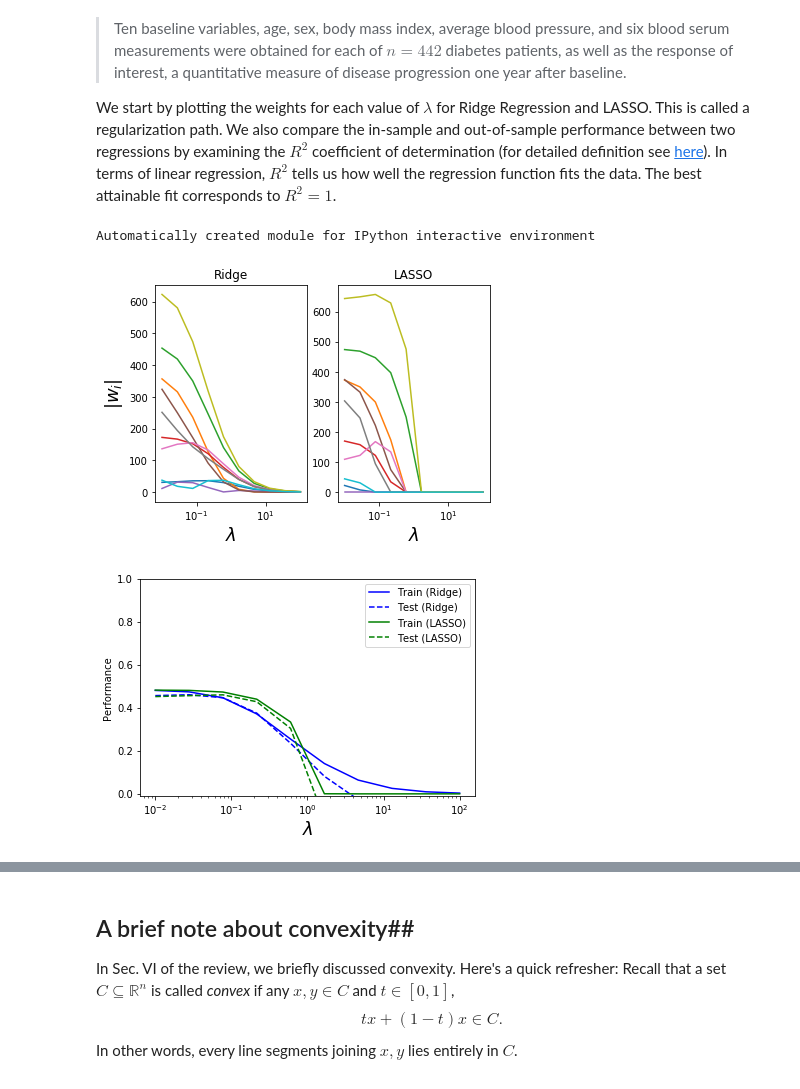
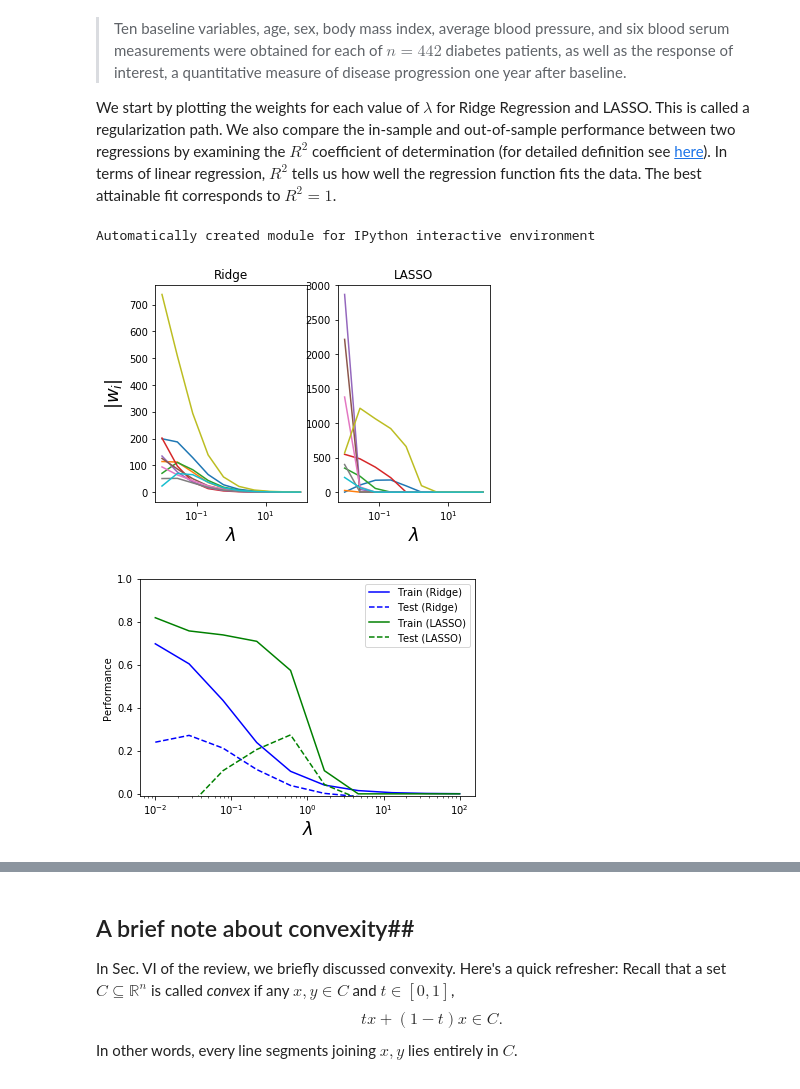
Before and after one commit to b-dawes/PY895_MachineLearning, a Jupyter notebook: NB03_CVI-linreg_diabetes/NB3_CVI-linreg_diabetes.ipynb, the cells around one changed output, grey strips where cells are left out. Saved outputs shown, nothing was run; the diff lists cells and outputs as text; code cells hidden in the pictures.

```diff
--- a/NB03_CVI-linreg_diabetes/NB3_CVI-linreg_diabetes.ipynb
+++ b/NB03_CVI-linreg_diabetes/NB3_CVI-linreg_diabetes.ipynb
@@ -181,42 +207,43 @@ response of interest, a quantitative measure of disease progression one year aft
 
 
 We start by plotting the weights for each value of $\lambda$ for Ridge Regression and LASSO. This is called a regularization path. We also compare the in-sample and out-of-sample performance between two regressions by examining the $R^2$ coefficient of determination (for detailed definition see <a href="https://en.wikipedia.org/wiki/Coefficient_of_determination">here</a>). In terms of linear regression, $R^2$ tells us how well the regression function fits the data. The best attainable fit corresponds to $R^2=1$.
+# %%
+from __future__ import print_function
+print(__doc__)
+
+%matplotlib inline
+
+# This code is modified from plot_cv_diabetes.py in the skit-learn documentation
+# and plot_ridge_path.py
+
+
+import numpy as np
+import matplotlib.pyplot as plt
+#import seaborn
+
+from sklearn import datasets, linear_model
+
+# Load Training Data set with 200 examples
+
+number_examples = 442
+diabetes = datasets.load_diabetes()
+X = diabetes.data[:number_examples]
+y = diabetes.target[:number_examples]
+
+# Set up Lasso and Ridge Regression models
+ridge = linear_model.Ridge()
+lasso = linear_model.Lasso()
+
+
+# Chooose paths
+alphas = np.logspace(-2, 2, 10)
+# %% [output]
+Automatically created module for IPython interactive environment
 # %%
-from __future__ import print_function
-print(__doc__)
-
-%matplotlib inline
-
-# This code is modified from plot_cv_diabetes.py in the skit-learn documentation
-# and plot_ridge_path.py
-
-
-import numpy as np
-import matplotlib.pyplot as plt
-#import seaborn
-
-from sklearn import datasets, linear_model
-
-# Load Training Data set with 200 examples
-
-number_examples = 200
-diabetes = datasets.load_diabetes()
-X = diabetes.data[:number_examples]
-y = diabetes.target[:number_examples]
-
-# Set up Lasso and Ridge Regression models
-ridge = linear_model.Ridge()
-lasso = linear_model.Lasso()
-
-
-# Chooose paths
-alphas = np.logspace(-2, 2, 10)
-
 # To see how well we learn, we partition the dataset into a training set with 150
 # as well as a test set with 50 examples. We record their errors respectively.
 
-n_samples = 150
-n_samples_train = 100
+n_samples_train = 20
 X_train, X_test = X[:n_samples_train], X[n_samples_train:]
 y_train, y_test = y[:n_samples_train], y[n_samples_train:]
 train_errors_ridge = list()
@@ -262,36 +289,35 @@ plt.title('Ridge')
 
 
 
 plt.subplot(1,2,2)
 plt.semilogx(alphas, np.abs(coefs_lasso))
 axes = plt.gca()
 #ax.set_xscale('log')
 #ax.set_xlim(ax.get_xlim()[::-1])  # reverse axis
 plt.xlabel(r'$\lambda$',fontsize=18)
 #plt.ylabel('$|\mathbf{w}|$',fontsize=18)
 plt.title('LASSO')
 #plt.savefig("LASSO_sparsity_scale.pdf")
 plt.show()
 
 
 
 # Plot our performance on both the training and test data
 plt.semilogx(alphas, train_errors_ridge, 'b',label='Train (Ridge)')
 plt.semilogx(alphas, test_errors_ridge, '--b',label='Test (Ridge)')
 plt.semilogx(alphas, train_errors_lasso, 'g',label='Train (LASSO)')
 plt.semilogx(alphas, test_errors_lasso, '--g',label='Test (LASSO)')
 #plt.vlines(alpha_optim, plt.ylim()[0], np.max(test_errors), color='k',
 #           linewidth=3, label='Optimum on test')
 plt.legend(loc='upper right')
 plt.ylim([-0.01, 1.0])
 plt.xlabel(r'$\lambda$',fontsize=18)
 plt.ylabel('Performance')
 #plt.savefig("Ridge_LASSO_sparsity_performance.pdf")
 plt.show()
 # %% [output]
-Automatically created module for IPython interactive environment
-[figure, old version]
+[figure, new version]
-[figure, old version]
+[figure, new version]
 # %% [markdown]
 ### Exercise 4: ###
 - What do the points $\lambda=0$ and $\lambda=10^5$ correspond to? Is it strange that the weights are not monotonic in $\lambda$? Why do you think this might be?
```
Also changed, not shown: parts of 2 cells of this notebook.
